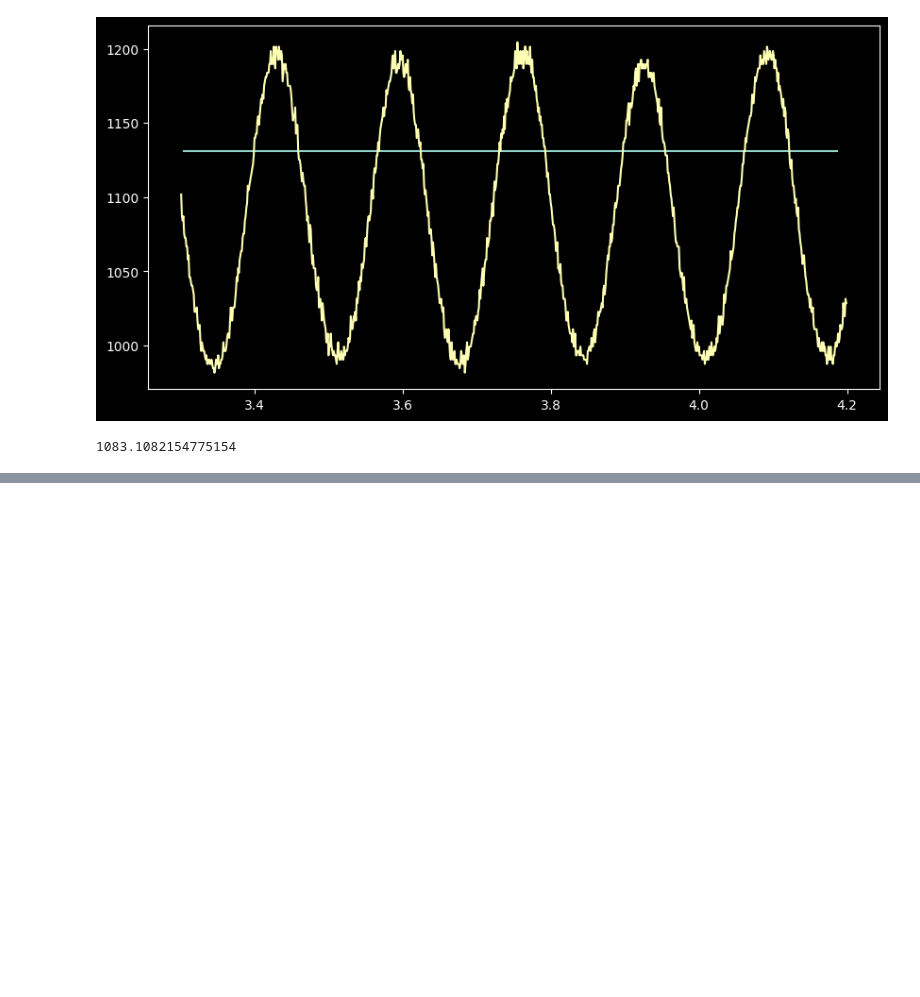
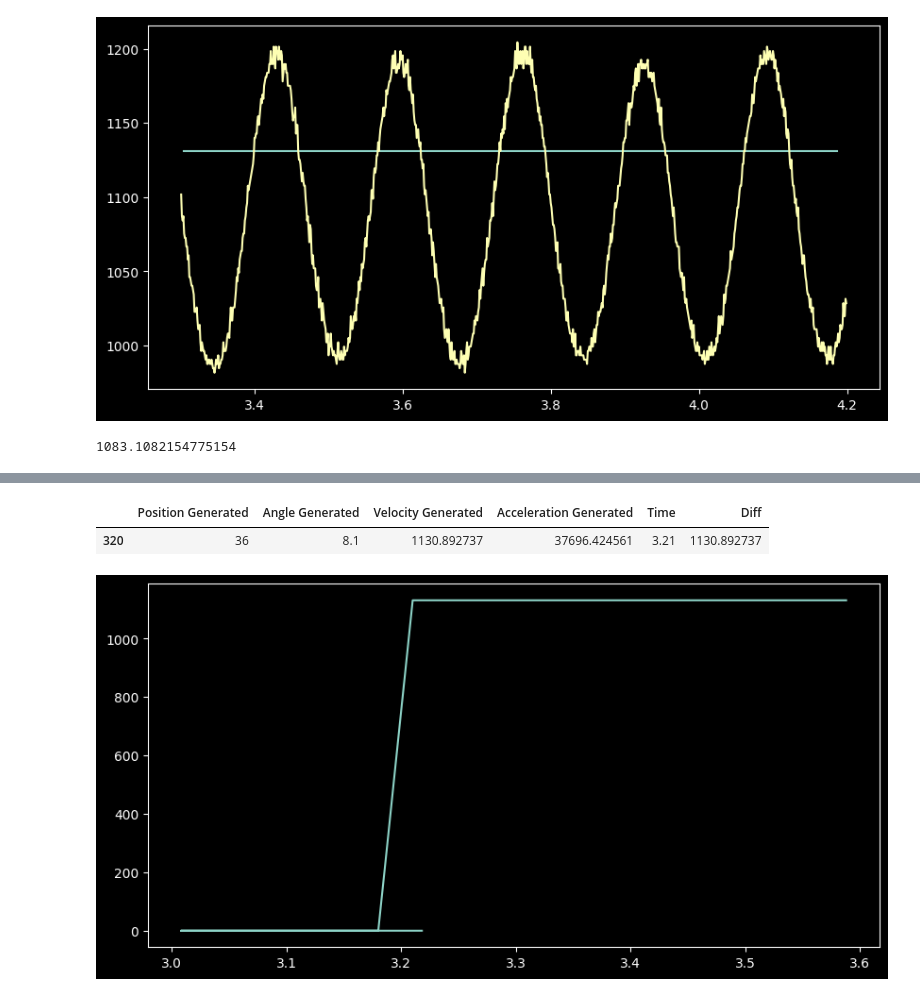
Before and after one commit to omzlette/Auto-Checkers, a Jupyter notebook: plotgraphLOAD1.ipynb, the cells around one changed output, grey strips where cells are left out. Cells and saved outputs as stored; diff of their text form; code cells hidden in the pictures; blank space fills up the shorter version.

```diff
--- a/plotgraphLOAD1.ipynb
+++ b/plotgraphLOAD1.ipynb
@@ -325,3 +332,17 @@ Time                             1.299900e+01
 Velocity Encoder Filtered        1.204396e+03
 Acceleration Encoder Filtered    5.274725e+04
 dtype: float64
+# %%
+dfTemp = df[(df['Time'] > 3) & (df['Time'] < 3.6)]
+
+fig, ax = plt.subplots(1, 1, figsize=(10, 5))
+ax.plot(dfTemp['Time'], dfTemp['Velocity Generated'], label='Velocity Generated')
+
+dfTemp['Diff'] = dfTemp['Velocity Generated'].diff()
+dfTemp = dfTemp[(dfTemp['Diff'] > 0)]
+
+dfTemp.head(10)
+# %% [output]
+|  | Position Generated | Angle Generated | Velocity Generated | Acceleration Generated | Time | Diff |
+| 320 | 36 | 8.1 | 1130.892737 | 37696.424561 | 3.21 | 1130.892737 |
+[figure, added]
```
Also changed, not shown: parts of 22 cells of this notebook, 12 other files.
